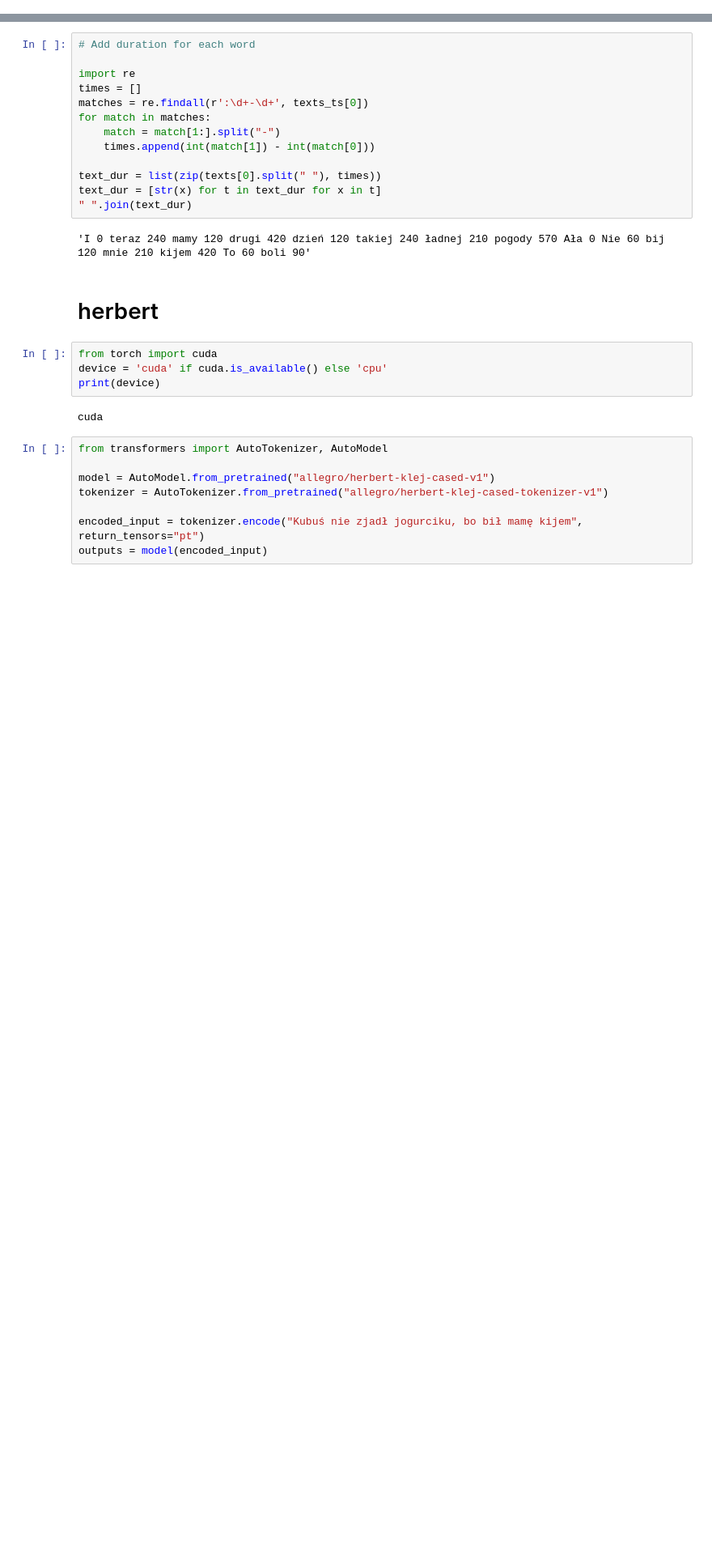
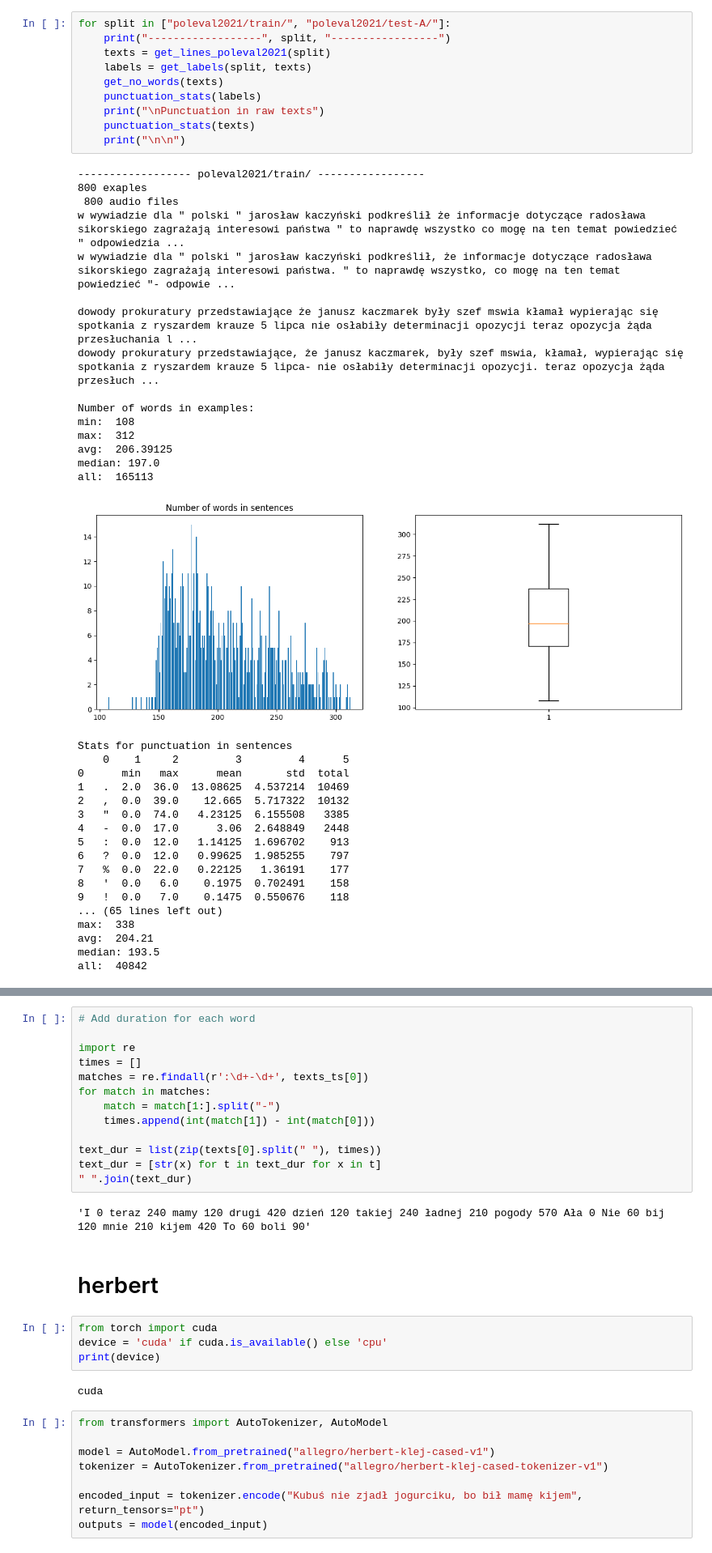
Before and after one commit to annapanfil/punctuation_prediction, a Jupyter notebook: data_analysis.ipynb, the cells around one changed output, grey strips where cells are left out. Shown at 81% size. Saved outputs shown, nothing was run; the diff lists cells and outputs as text; blank space fills up the shorter version.

```diff
--- a/data_analysis.ipynb
+++ b/data_analysis.ipynb
@@ -124,0 +157,44 @@ stats for punctuation in sentences
+# %%
+for split in ["poleval2021/train/", "poleval2021/test-A/"]:
+    print("------------------", split, "-----------------")
+    texts = get_lines_poleval2021(split)
+    labels = get_labels(split, texts)
+    get_no_words(texts)
+    punctuation_stats(labels)
+    print("\nPunctuation in raw texts")
+    punctuation_stats(texts)
+    print("\n\n")
+# %% [output]
+------------------ poleval2021/train/ -----------------
+800 exaples
+ 800 audio files
+w wywiadzie dla " polski " jarosław kaczyński podkreślił że informacje dotyczące radosława sikorskiego zagrażają interesowi państwa " to naprawdę wszystko co mogę na ten temat powiedzieć " odpowiedzia ...
+w wywiadzie dla " polski " jarosław kaczyński podkreślił, że informacje dotyczące radosława sikorskiego zagrażają interesowi państwa. " to naprawdę wszystko, co mogę na ten temat powiedzieć "- odpowie ...
+
+dowody prokuratury przedstawiające że janusz kaczmarek były szef mswia kłamał wypierając się spotkania z ryszardem krauze 5 lipca nie osłabiły determinacji opozycji teraz opozycja żąda przesłuchania l ...
+dowody prokuratury przedstawiające, że janusz kaczmarek, były szef mswia, kłamał, wypierając się spotkania z ryszardem krauze 5 lipca- nie osłabiły determinacji opozycji. teraz opozycja żąda przesłuch ...
+
+Number of words in examples:
+min:  108
+max:  312
+avg:  206.39125
+median: 197.0
+all:  165113
+[figure, added]
+Stats for punctuation in sentences
+    0    1     2         3         4      5
+0      min   max      mean       std  total
+1   .  2.0  36.0  13.08625  4.537214  10469
+2   ,  0.0  39.0    12.665  5.717322  10132
+3   "  0.0  74.0   4.23125  6.155508   3385
+4   -  0.0  17.0      3.06  2.648849   2448
+5   :  0.0  12.0   1.14125  1.696702    913
+6   ?  0.0  12.0   0.99625  1.985255    797
+7   %  0.0  22.0   0.22125   1.36191    177
+8   '  0.0   6.0    0.1975  0.702491    158
+9   !  0.0   7.0    0.1475  0.550676    118
+... (65 lines left out)
+max:  338
+avg:  204.21
+median: 193.5
+all:  40842
```
Also changed, not shown: parts of 14 cells of this notebook, 1 other file.
